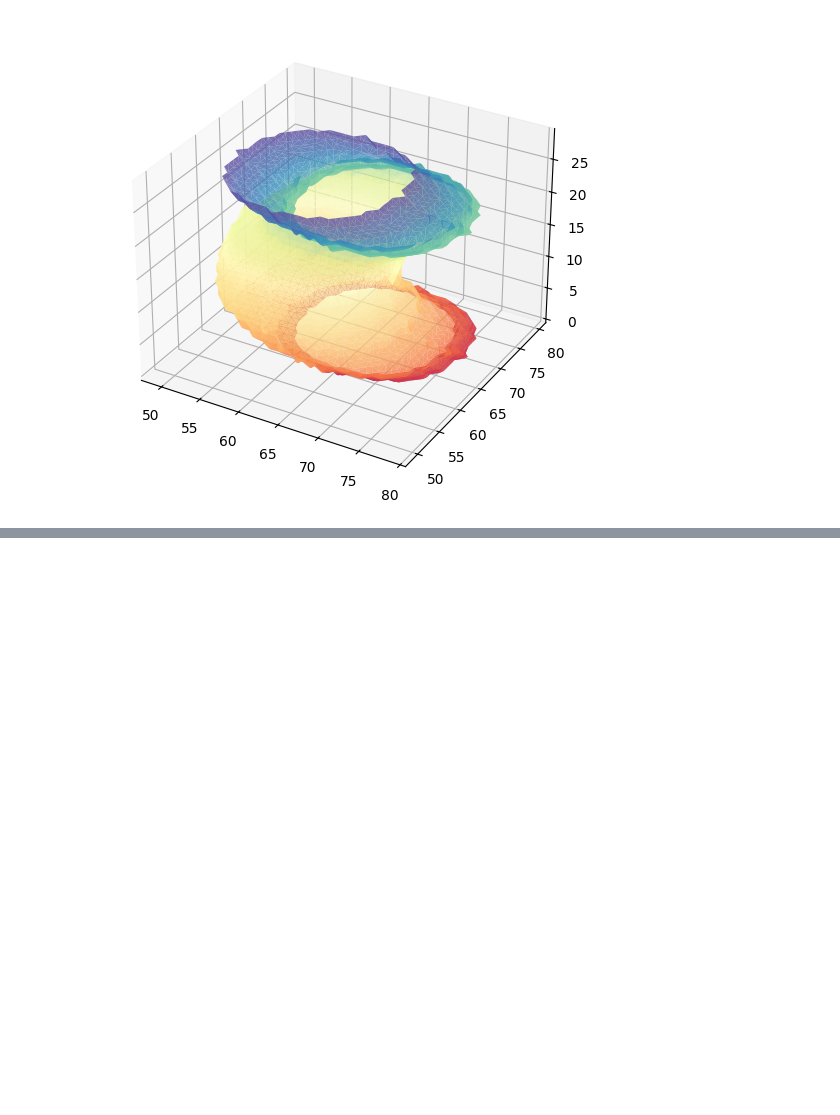
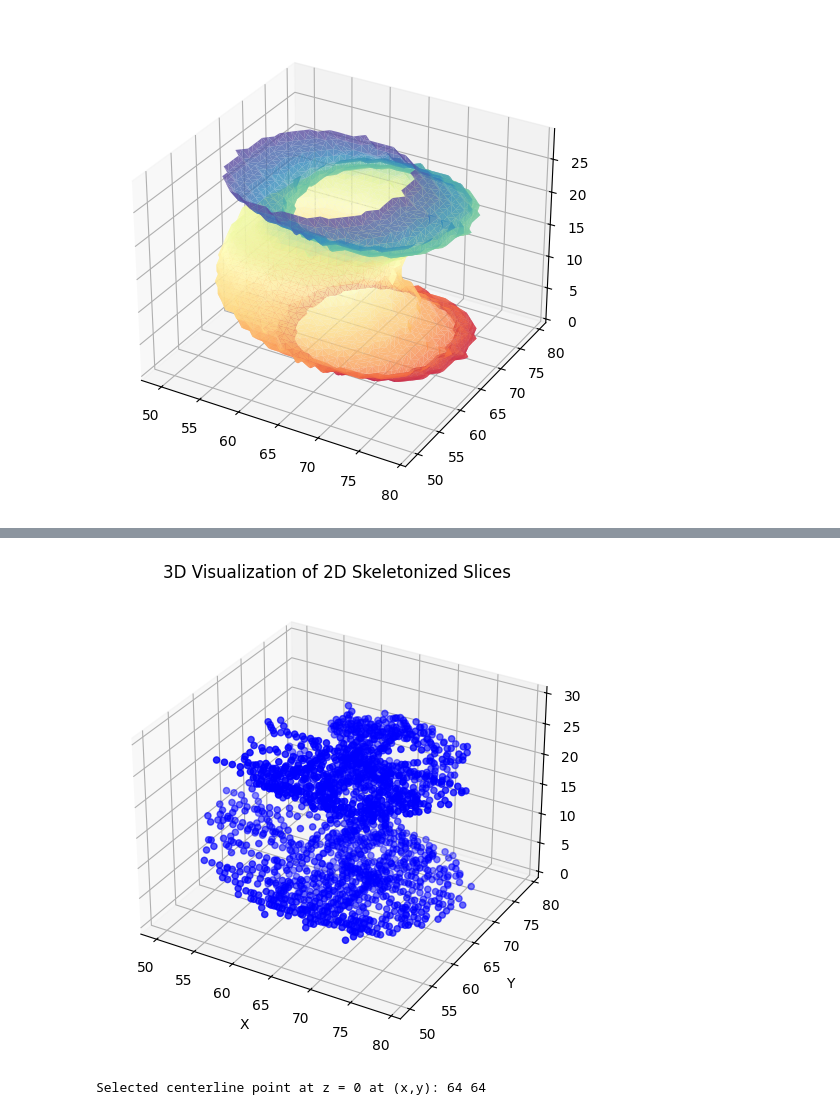
Before and after one commit to samhubs/fine-tuning-LLM, a Jupyter notebook: CCTA_pipeline_presentation.ipynb, the cells around one changed output, grey strips where cells are left out. Drawn from its saved outputs; the diff is of its cells as text; code cells hidden in the pictures; blank space fills up the shorter version.

```diff
--- a/CCTA_pipeline_presentation.ipynb
+++ b/CCTA_pipeline_presentation.ipynb
@@ -113,0 +205,21 @@ iq_model = DummyIQNet()
+# %%
+fig = plt.figure(figsize=(8, 6))
+ax = fig.add_subplot(111, projection='3d')
+ax.scatter(x, y, z, c='blue')
+ax.set_title("3D Visualization of 2D Skeletonized Slices")
+ax.set_xlabel("X")
+ax.set_ylabel("Y")
+ax.set_zlabel("Z")
+plt.show()
+# %% [output]
+[figure, added]
+# %%
+target_z = input_shape[2] // 2
+indices = np.where(skeleton_2d[0, :, :] > 0)
+if indices[0].size > 0:
+    center_y, center_x = int(indices[0][0]), int(indices[1][0])
+else:
+    center_y, center_x = 64, 64  # fallback
+print("Selected centerline point at z =", 0, "at (x,y):", center_x, center_y)
+# %% [output]
+Selected centerline point at z = 0 at (x,y): 64 64
```
Also changed, not shown: parts of 11 cells of this notebook.
